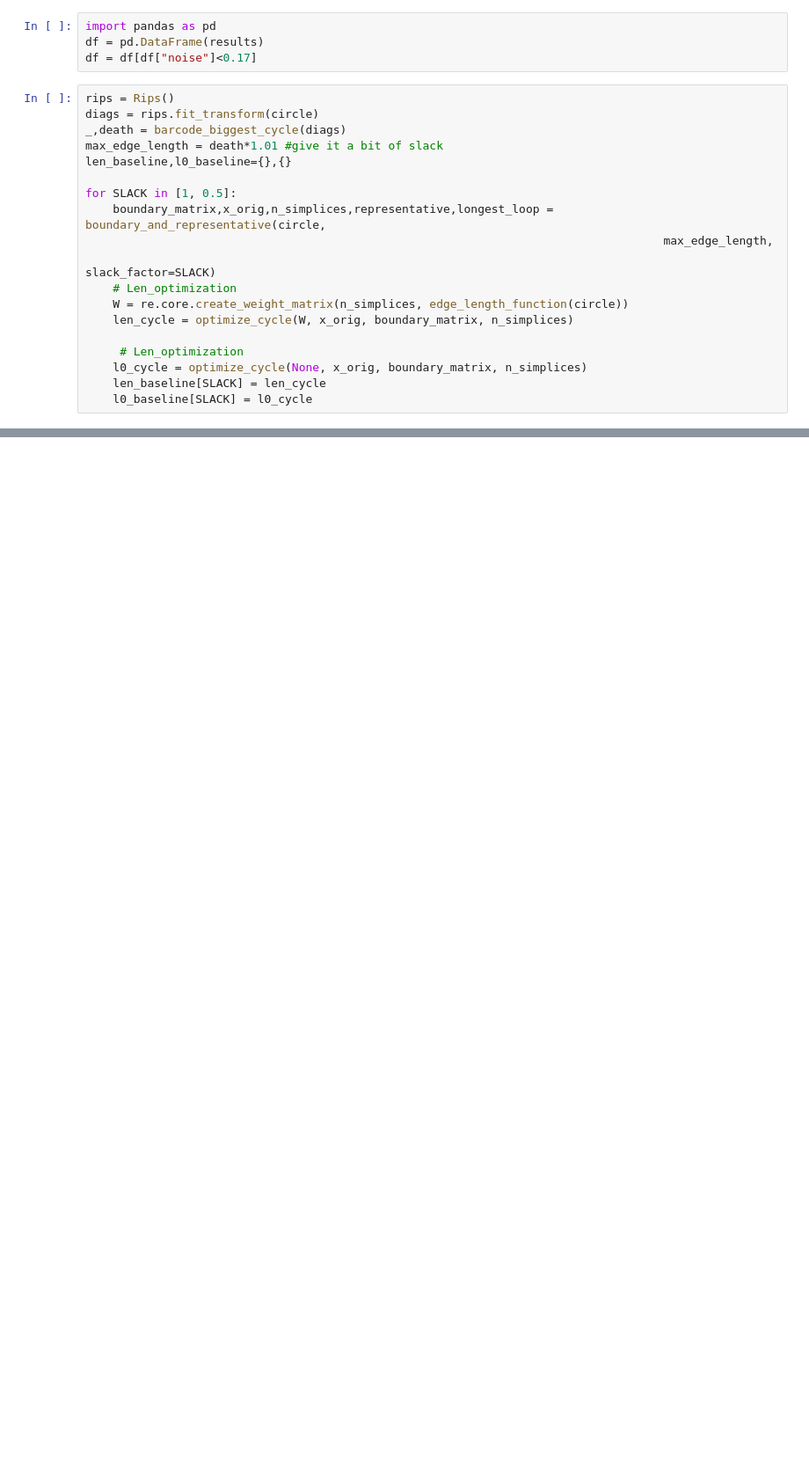
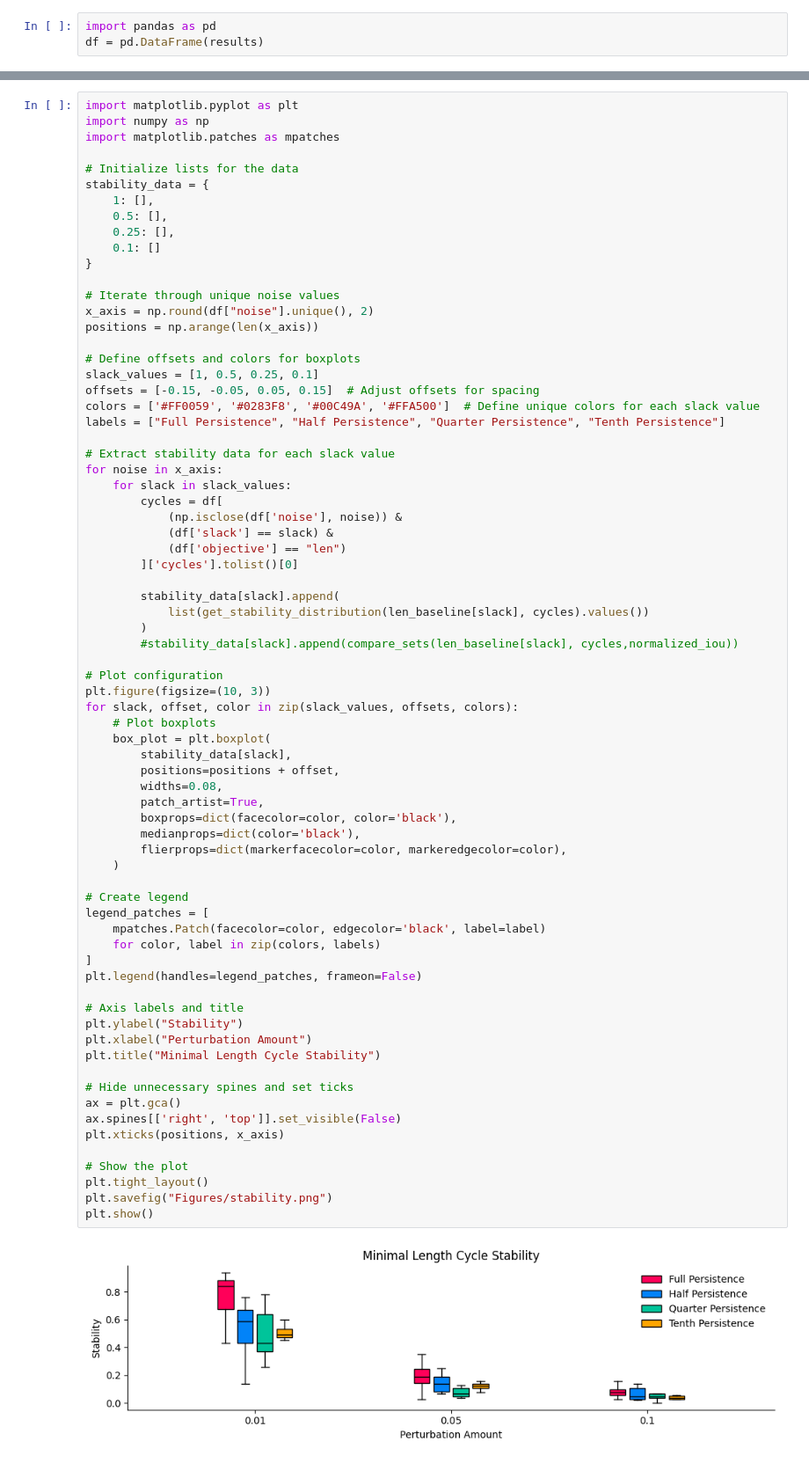
Before and after one commit to antonio-leitao/optimal-cycles, a Jupyter notebook: examples/003_stability.ipynb, the cells around one changed output, grey strips where cells are left out. Shown: that part at 88% size. Saved outputs shown, nothing was run; the diff lists cells and outputs as text; blank space fills up the shorter version.

Commit message:
added stability

```diff
--- a/examples/003_stability.ipynb
+++ b/examples/003_stability.ipynb
@@ -172,23 +152,3 @@ KeyboardInterrupt:
 # %%
 import pandas as pd
 df = pd.DataFrame(results)
-df = df[df["noise"]<0.17]
-# %%
-rips = Rips()
-diags = rips.fit_transform(circle)
-_,death = barcode_biggest_cycle(diags)
-max_edge_length = death*1.01 #give it a bit of slack
-len_baseline,l0_baseline={},{}
-
-for SLACK in [1, 0.5]:
-    boundary_matrix,x_orig,n_simplices,representative,longest_loop = boundary_and_representative(circle,
-                                                                                    max_edge_length,
-                                                                                    slack_factor=SLACK)
-    # Len_optimization
-    W = re.core.create_weight_matrix(n_simplices, edge_length_function(circle))
-    len_cycle = optimize_cycle(W, x_orig, boundary_matrix, n_simplices)
-
-     # Len_optimization
-    l0_cycle = optimize_cycle(None, x_orig, boundary_matrix, n_simplices)
-    len_baseline[SLACK] = len_cycle
-    l0_baseline[SLACK] = l0_cycle
@@ -345,0 +191,74 @@ def plot_cycles(points,many_cycles,ax=None):
+# %%
+import matplotlib.pyplot as plt
+import numpy as np
+import matplotlib.patches as mpatches
+
+# Initialize lists for the data
+stability_data = {
+    1: [],
+    0.5: [],
+    0.25: [],
+    0.1: []
+}
+
+# Iterate through unique noise values
+x_axis = np.round(df["noise"].unique(), 2)
+positions = np.arange(len(x_axis))
+
+# Define offsets and colors for boxplots
+slack_values = [1, 0.5, 0.25, 0.1]
+offsets = [-0.15, -0.05, 0.05, 0.15]  # Adjust offsets for spacing
+colors = ['#FF0059', '#0283F8', '#00C49A', '#FFA500']  # Define unique colors for each slack value
+labels = ["Full Persistence", "Half Persistence", "Quarter Persistence", "Tenth Persistence"]
+
+# Extract stability data for each slack value
+for noise in x_axis:
+    for slack in slack_values:
+        cycles = df[
+            (np.isclose(df['noise'], noise)) &
+            (df['slack'] == slack) &
+            (df['objective'] == "len")
+        ]['cycles'].tolist()[0]
+
+        stability_data[slack].append(
+            list(get_stability_distribution(len_baseline[slack], cycles).values())
+        )
+        #stability_data[slack].append(compare_sets(len_baseline[slack], cycles,normalized_iou))
+
+# Plot configuration
+plt.figure(figsize=(10, 3))
+for slack, offset, color in zip(slack_values, offsets, colors):
+    # Plot boxplots
+    box_plot = plt.boxplot(
+        stability_data[slack],
+        positions=positions + offset,
+        widths=0.08,
+        patch_artist=True,
+        boxprops=dict(facecolor=color, color='black'),
+        medianprops=dict(color='black'),
+        flierprops=dict(markerfacecolor=color, markeredgecolor=color),
+    )
+
+# Create legend
+legend_patches = [
+    mpatches.Patch(facecolor=color, edgecolor='black', label=label)
+    for color, label in zip(colors, labels)
+]
+plt.legend(handles=legend_patches, frameon=False)
+
+# Axis labels and title
+plt.ylabel("Stability")
+plt.xlabel("Perturbation Amount")
+plt.title("Minimal Length Cycle Stability")
+
+# Hide unnecessary spines and set ticks
+ax = plt.gca()
+ax.spines[['right', 'top']].set_visible(False)
+plt.xticks(positions, x_axis)
+
+# Show the plot
+plt.tight_layout()
+plt.savefig("Figures/stability.png")
+plt.show()
+# %% [output]
+[figure, added]
```
Also changed, not shown: parts of 15 cells of this notebook, 3 other files.
